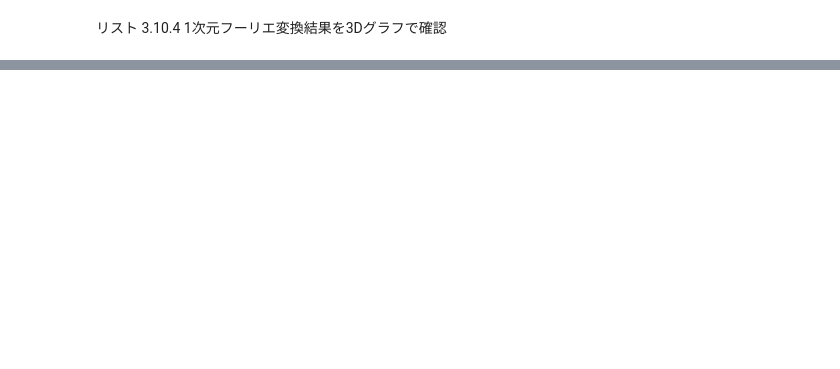
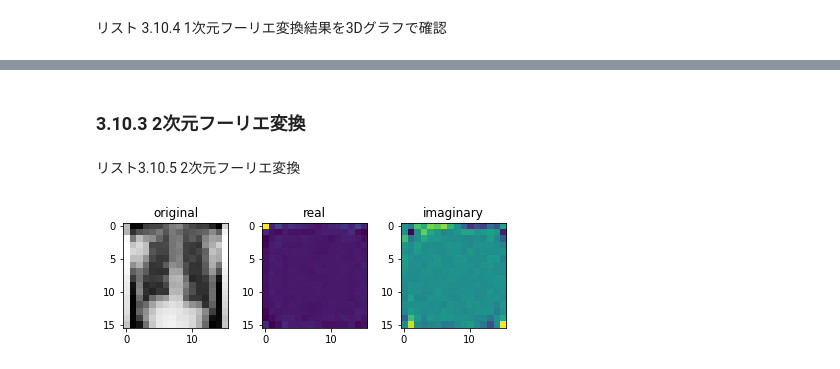
Before and after one commit to ken-ty/python_medical_images, a Jupyter notebook: chapter3/chap3_10.ipynb, the cells around one changed output, grey strips where cells are left out. Saved outputs shown, nothing was run; the diff lists cells and outputs as text; code cells hidden in the pictures; blank space fills up the shorter version.

```diff
--- a/chapter3/chap3_10.ipynb
+++ b/chapter3/chap3_10.ipynb
@@ -140,3 +140,43 @@ fig = px.line_3d(df, x = "sampling location", y = "freq",
 fig.show()
 # %% [output]
 [interactive output not drawn]
+# %% [markdown]
+### 3.10.3 2次元フーリエ変換
+# %% [markdown]
+リスト3.10.5 2次元フーリエ変換
+# %%
+import cv2
+import numpy as np
+from numpy.fft import *
+import matplotlib.pyplot as plt
+
+H = 16
+W = 16
+
+chest = cv2.imread(
+    '/content/drive/My Drive/DATASET/dataset/ChestXray256_uint8.png',
+    cv2.IMREAD_GRAYSCALE).astype(float)
+# ダウンサンプル
+chest = cv2.resize(chest, (W, H), cv2.INTER_LANCZOS4)
+plt.subplot(131)
+plt.title("original")
+plt.tight_layout()
+plt.imshow(chest, cmap="gray")
+
+spectrum = np.fft.fft2(chest)
+spectrum = np.fft.fftshift(spectrum) # swap
+real = np.real(spectrum)
+imag = np.imag(spectrum)
+
+plt.subplot(132)
+plt.tight_layout()
+plt.imshow(real) #, cmap="gray")
+plt.title("real")
+
+plt.subplot(133)
+plt.tight_layout()
+plt.imshow(imag) #, cmap="gray")
+plt.title("imaginary")
+plt.show()
+# %% [output]
+[figure, added]
```
